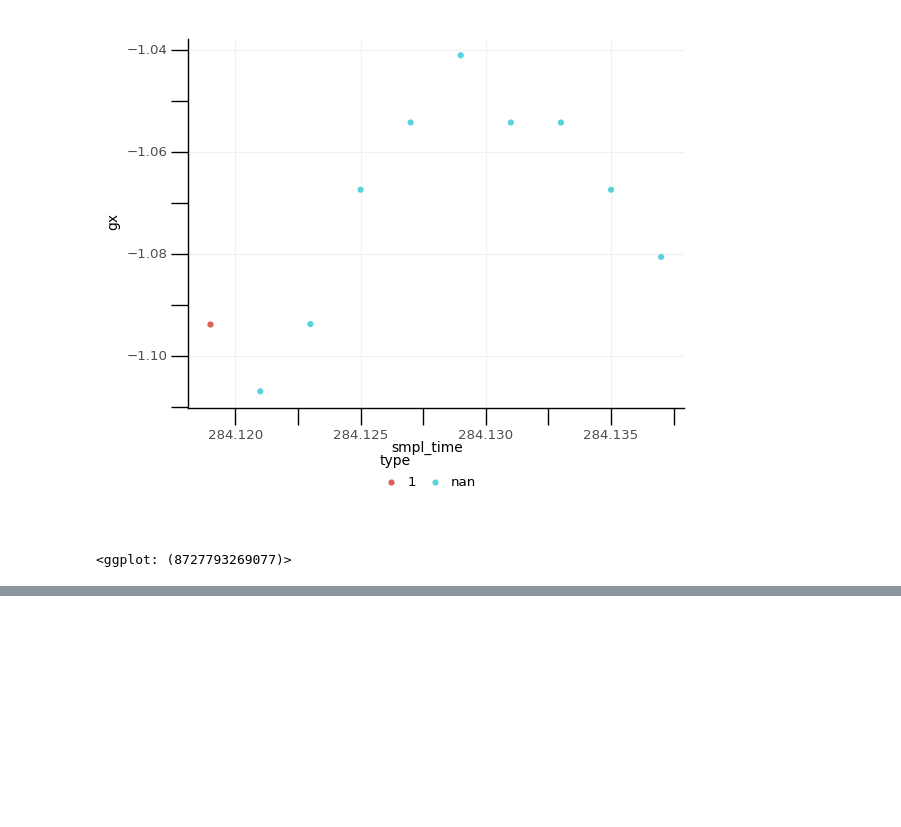
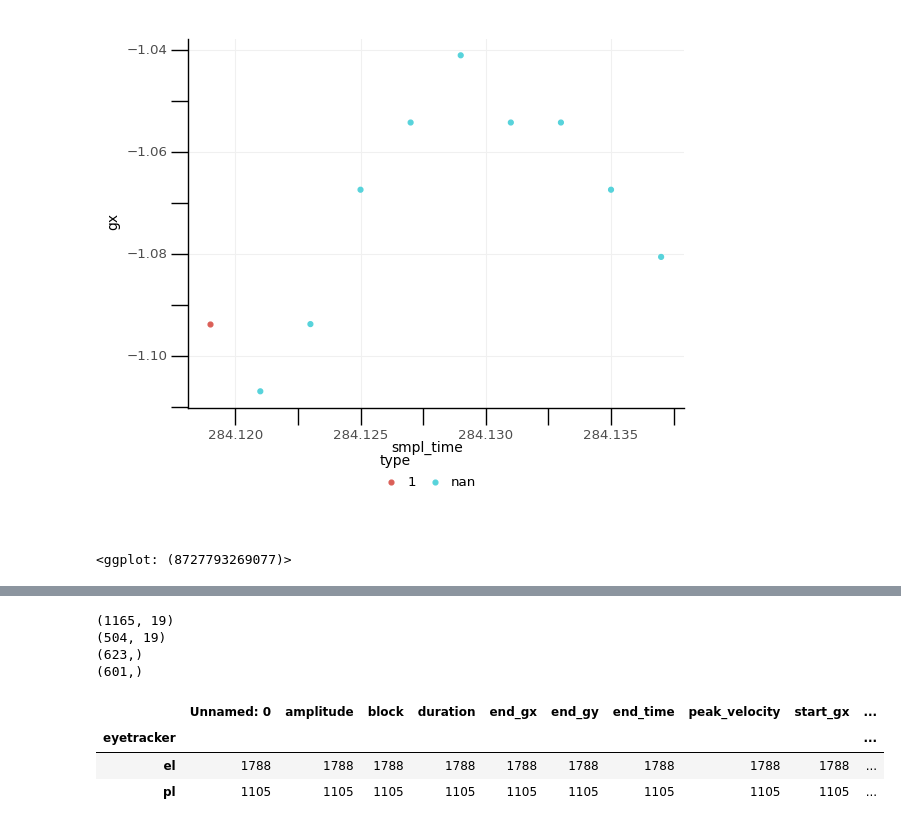
Before and after one commit to behinger/etcomp, a Jupyter notebook: code/MICROSACC.ipynb, the cells around one changed output, grey strips where cells are left out. Saved outputs shown, nothing was run; the diff lists cells and outputs as text; code cells hidden in the pictures; blank space fills up the shorter version.

```diff
--- a/code/MICROSACC.ipynb
+++ b/code/MICROSACC.ipynb
@@ -250,0 +361,16 @@ microsaccade
+# %%
+print(allmatch_el.shape)
+print(allmatch_pl.shape)
+print(dfmatch.el_ix.unique().shape)
+print(dfmatch.pl_ix.unique().shape)
+
+microsaccade.groupby("eyetracker").agg("count")
+# %% [output]
+(1165, 19)
+(504, 19)
+(623,)
+(601,)
+|  | Unnamed: 0 | amplitude | block | duration | end_gx | end_gy | end_time | peak_velocity | start_gx | ... |
+| eyetracker |  |  |  |  |  |  |  |  |  | ... |
+| el | 1788 | 1788 | 1788 | 1788 | 1788 | 1788 | 1788 | 1788 | 1788 | ... |
+| pl | 1105 | 1105 | 1105 | 1105 | 1105 | 1105 | 1105 | 1105 | 1105 | ... |
```
Also changed, not shown: parts of 11 cells of this notebook, 3 other files.
